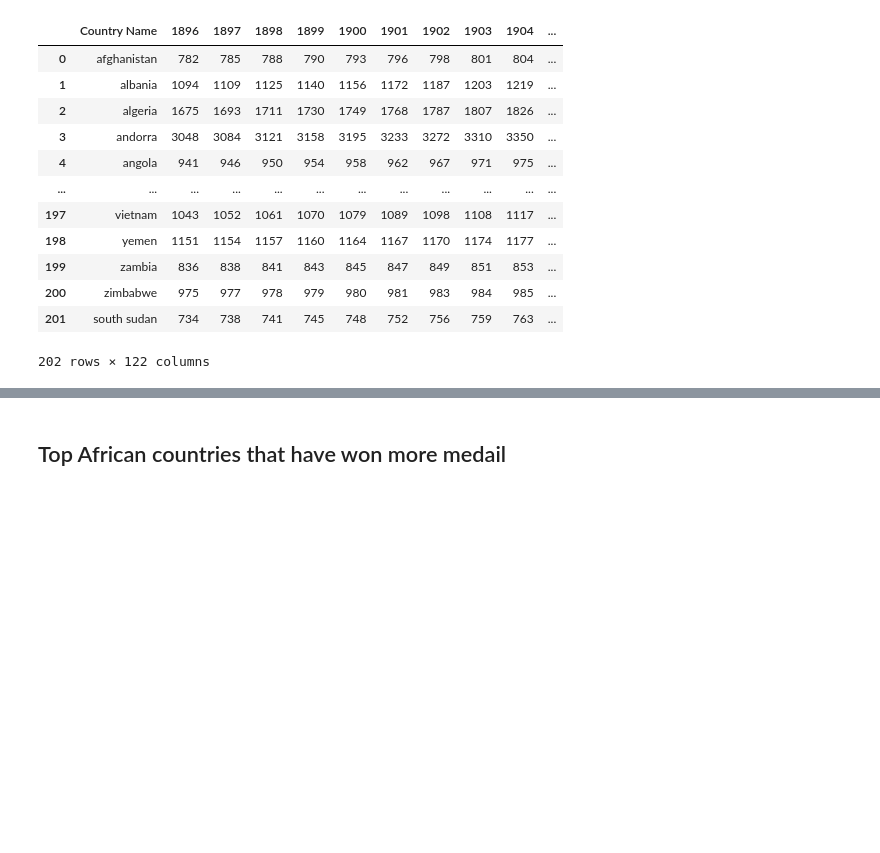
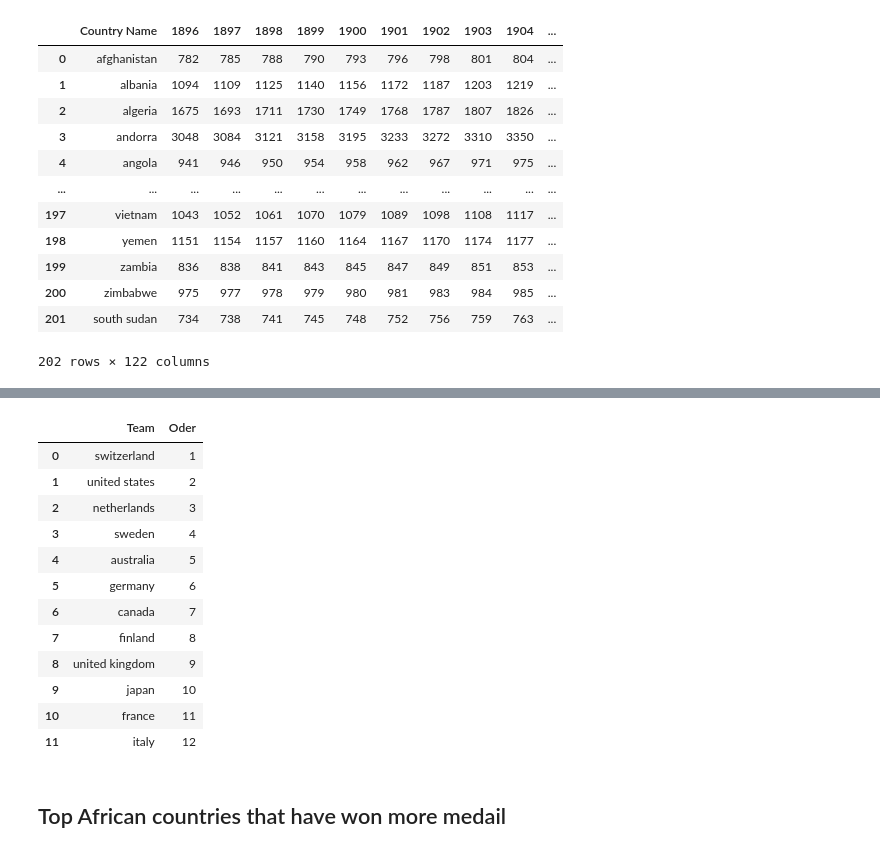
Before and after one commit to B23579/-anomaly-detection, a Jupyter notebook: data-visualization/analysis.ipynb, the cells around one changed output, grey strips where cells are left out. Drawn from its saved outputs; the diff is of its cells as text; code cells hidden in the pictures; blank space fills up the shorter version.

```diff
--- a/data-visualization/analysis.ipynb
+++ b/data-visualization/analysis.ipynb
@@ -387,3 +417,19 @@ gpd
+# %%
+pfd
+# %% [output]
+|  | Team | Oder |
+| 0 | switzerland | 1 |
+| 1 | united states | 2 |
+| 2 | netherlands | 3 |
+| 3 | sweden | 4 |
+| 4 | australia | 5 |
+| 5 | germany | 6 |
+| 6 | canada | 7 |
+| 7 | finland | 8 |
+| 8 | united kingdom | 9 |
+| 9 | japan | 10 |
+| 10 | france | 11 |
+| 11 | italy | 12 |
 # %% [markdown]
 ## Top African countries that have won more medail
 # %%
```
Also changed, not shown: parts of 8 cells of this notebook, 4 other files.
